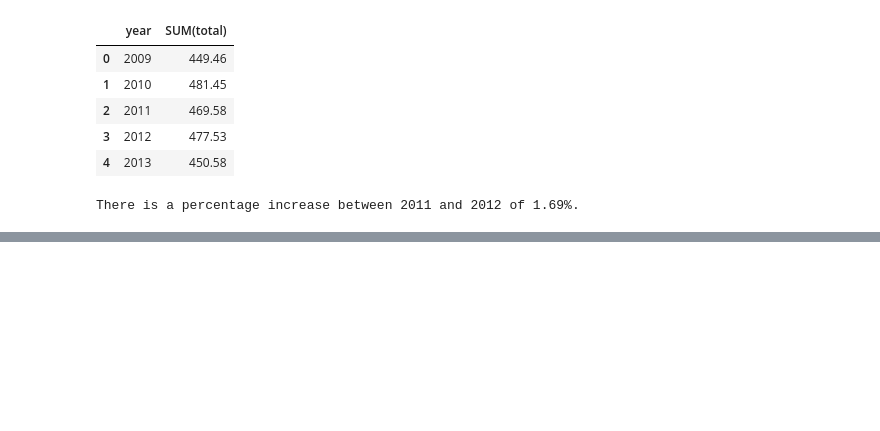
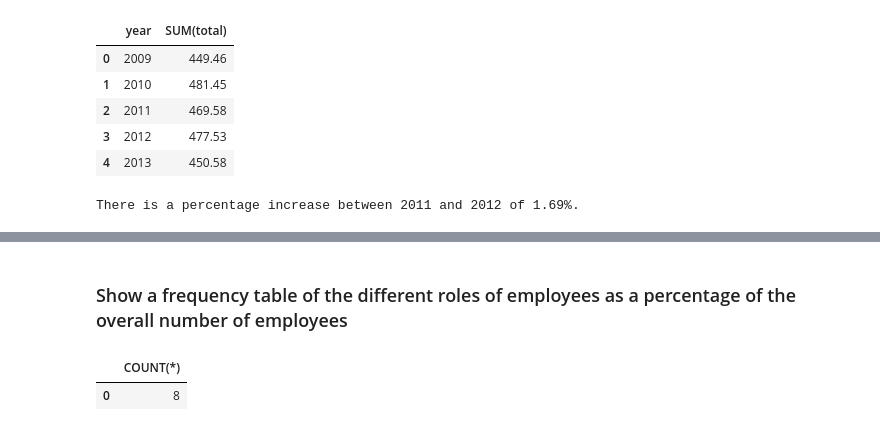
Before and after one commit to baldpanda/sql_practice, a Jupyter notebook: chinook_notebook.ipynb, the cells around one changed output, grey strips where cells are left out. Cells and saved outputs as stored; diff of their text form; code cells hidden in the pictures; blank space fills up the shorter version.

```diff
--- a/chinook_notebook.ipynb
+++ b/chinook_notebook.ipynb
@@ -281,0 +293,11 @@ There is a percentage increase between 2011 and 2012 of 1.69%.
+# %% [markdown]
+### Show a frequency table of the different roles of employees as a percentage of the overall number of employees
+# %%
+sql_query = """
+SELECT COUNT(*)
+FROM employees
+"""
+pd.read_sql(sql_query, conn)
+# %% [output]
+|  | COUNT(*) |
+| 0 | 8 |
```
Also changed, not shown: parts of 15 cells of this notebook.
